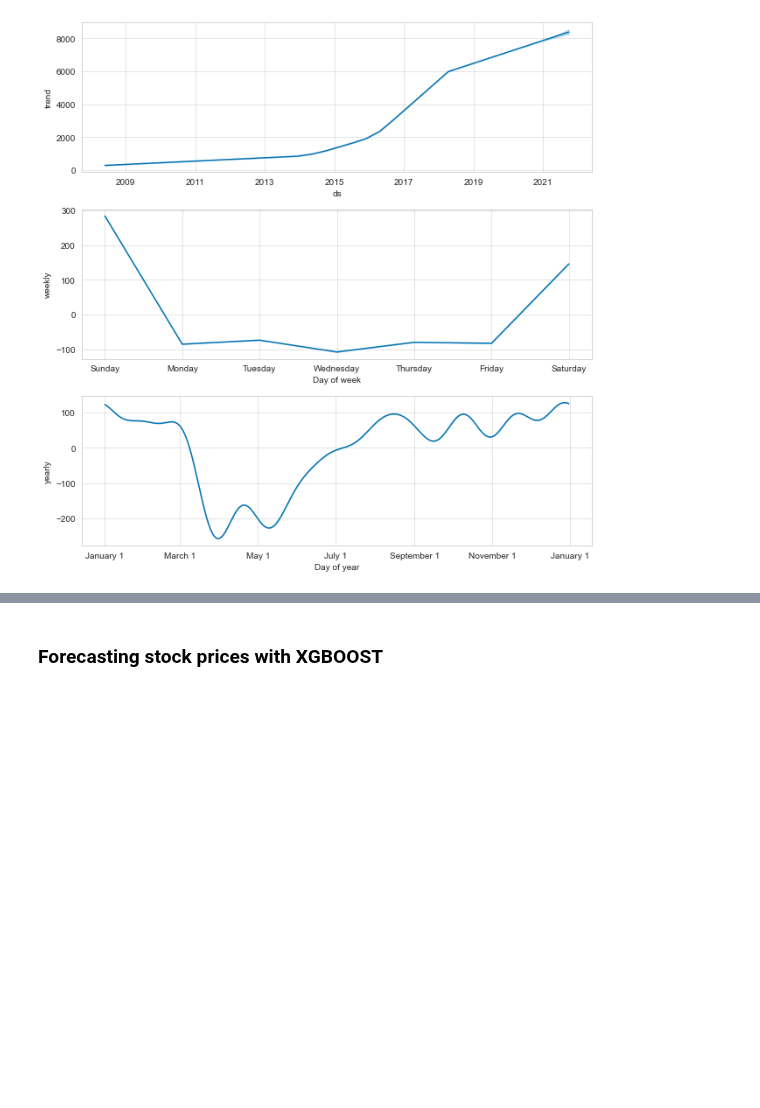
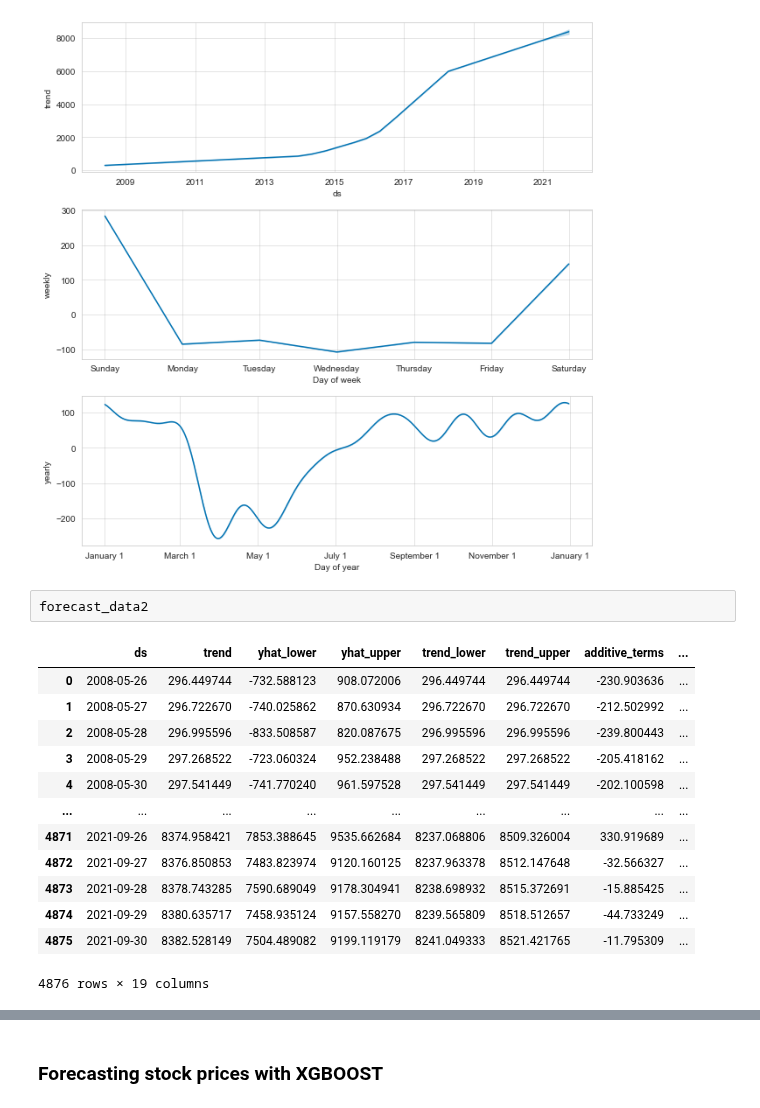
Before and after one commit to cjb123/Nifty50-data_Stock-Prediction-for-Bajaj-Finserv, a Jupyter notebook: Nifty_50_stock_data.ipynb, the cells around one changed output, grey strips where cells are left out. Drawn from its saved outputs; the diff is of its cells as text; blank space fills up the shorter version.

```diff
--- a/Nifty_50_stock_data.ipynb
+++ b/Nifty_50_stock_data.ipynb
@@ -294,3 +301,19 @@ fig = model2.plot_components(forecast_data2)
 plt.show()
 # %% [output]
 [figure]
+# %%
+forecast_data2
+# %% [output]
+|  | ds | trend | yhat_lower | yhat_upper | trend_lower | trend_upper | additive_terms | ... |
+| 0 | 2008-05-26 | 296.449744 | -732.588123 | 908.072006 | 296.449744 | 296.449744 | -230.903636 | ... |
+| 1 | 2008-05-27 | 296.722670 | -740.025862 | 870.630934 | 296.722670 | 296.722670 | -212.502992 | ... |
+| 2 | 2008-05-28 | 296.995596 | -833.508587 | 820.087675 | 296.995596 | 296.995596 | -239.800443 | ... |
+| 3 | 2008-05-29 | 297.268522 | -723.060324 | 952.238488 | 297.268522 | 297.268522 | -205.418162 | ... |
+| 4 | 2008-05-30 | 297.541449 | -741.770240 | 961.597528 | 297.541449 | 297.541449 | -202.100598 | ... |
+| ... | ... | ... | ... | ... | ... | ... | ... | ... |
+| 4871 | 2021-09-26 | 8374.958421 | 7853.388645 | 9535.662684 | 8237.068806 | 8509.326004 | 330.919689 | ... |
+| 4872 | 2021-09-27 | 8376.850853 | 7483.823974 | 9120.160125 | 8237.963378 | 8512.147648 | -32.566327 | ... |
+| 4873 | 2021-09-28 | 8378.743285 | 7590.689049 | 9178.304941 | 8238.698932 | 8515.372691 | -15.885425 | ... |
+| 4874 | 2021-09-29 | 8380.635717 | 7458.935124 | 9157.558270 | 8239.565809 | 8518.512657 | -44.733249 | ... |
+| 4875 | 2021-09-30 | 8382.528149 | 7504.489082 | 9199.119179 | 8241.049333 | 8521.421765 | -11.795309 | ... |
+4876 rows × 19 columns
```
Also changed, not shown: parts of 3 cells of this notebook, 1 other file.
